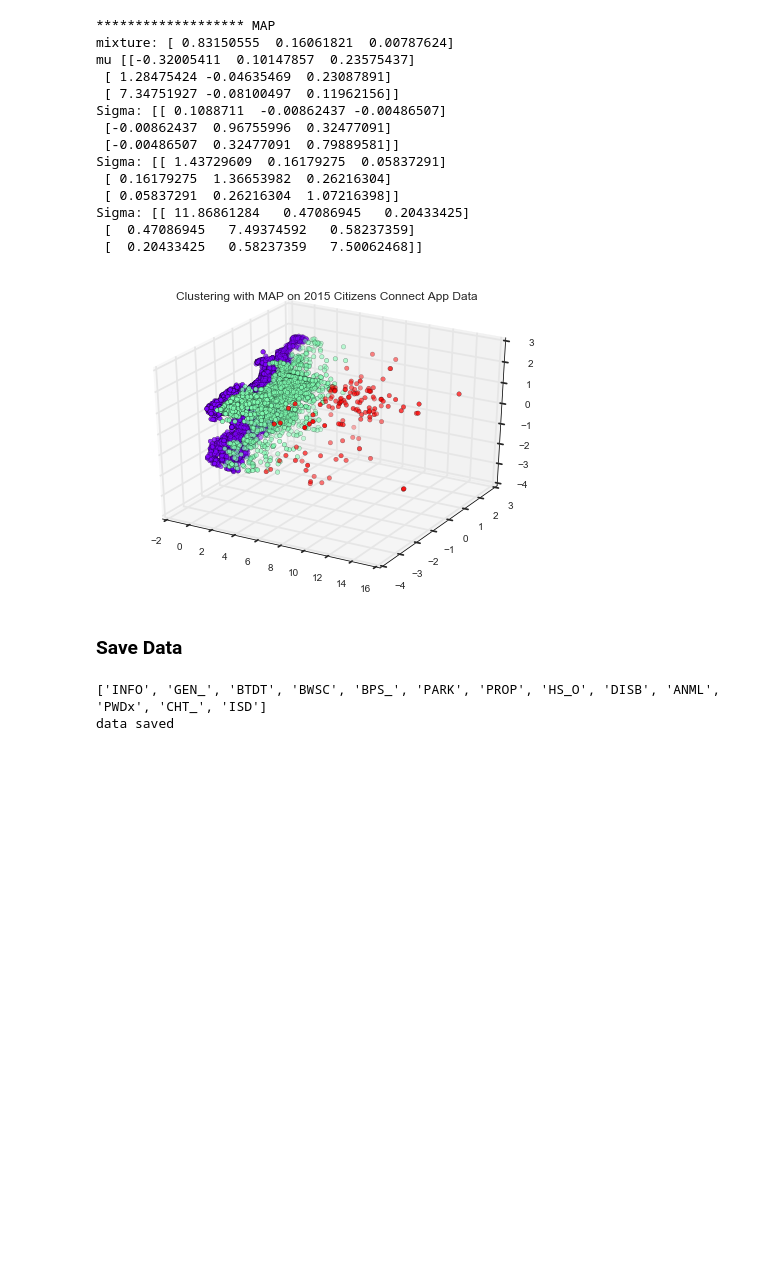
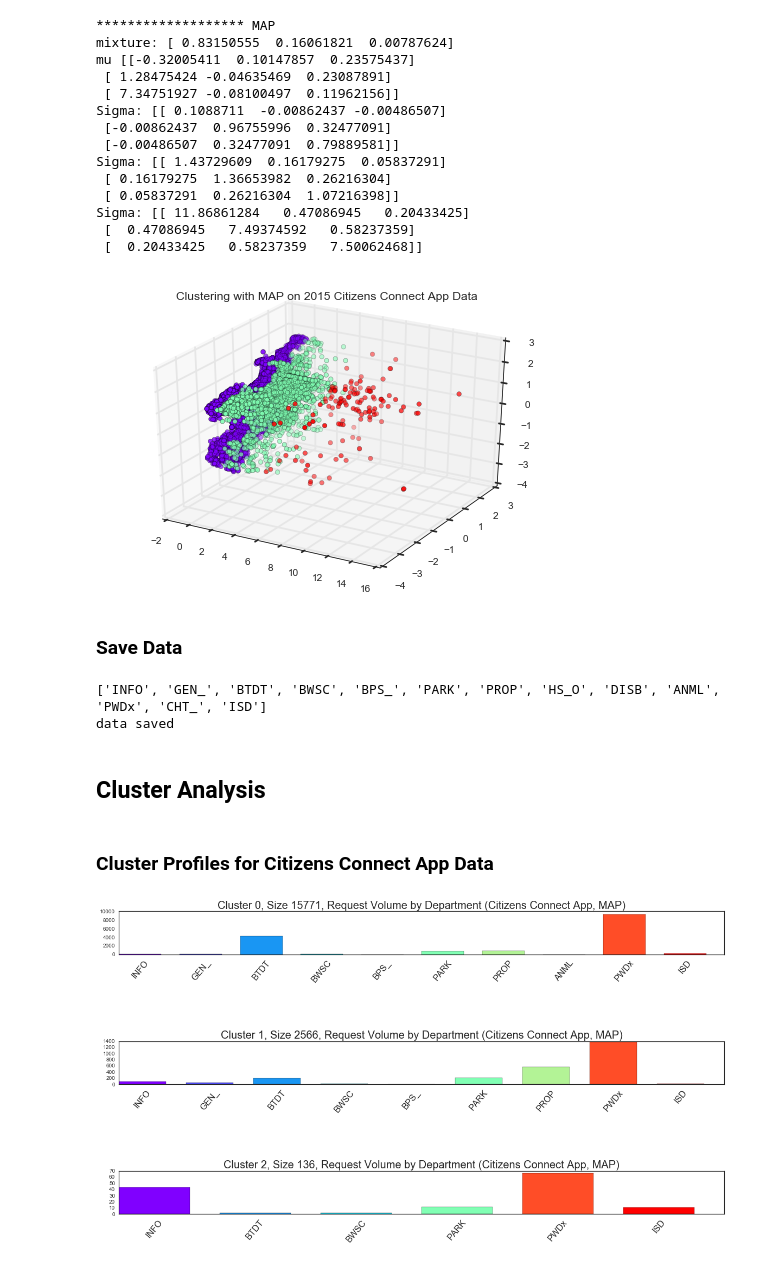
Before and after one commit to onefishy/Boston311, a Jupyter notebook: Code/EM for MLE and MAP.ipynb, the cells around one changed output. Cells and saved outputs as stored; diff of their text form; code cells hidden in the pictures; blank space fills up the shorter version.

Commit message:
component membership profiles

```diff
--- a/Code/EM for MLE and MAP.ipynb
+++ b/Code/EM for MLE and MAP.ipynb
@@ -152,10 +152,12 @@ def real_data(begin_date, end_date, source, landmark_date, reason=None, dept=Non
     elapsed_time = elapsed_time.astype('timedelta64[m]').astype('float64')
 
 
-    # Data is a (N x 3) matrix with features: response time, longitude, latitude
+
+    # Data is a (N x 3) matrix with features: response time, longitude, latitude, case ID
     data = np.hstack((elapsed_time.reshape((len(in_range), 1)),
                       in_range['LONGITUDE'].values.reshape((len(in_range), 1)),
-                      in_range['LATITUDE'].values.reshape((len(in_range), 1))))
+                      in_range['LATITUDE'].values.reshape((len(in_range), 1)),
+                      in_range['CASE_ENQUIRY_ID'].values.reshape((len(in_range), 1))))
     return data
 
 ########################################
@@ -584,13 +586,14 @@ model_comparison(6, data, 500, 3, data.shape[0])
 #####     Standardizing Data       #####
 ########################################
 ########################################
-
+D = 3
 call_data = real_data('January 01, 2015 12:00AM', 'January 01, 2016 12:00AM',
                  'Constituent Call', 'OPEN_DT', random=True)[::5, :]
 app_data = real_data('January 01, 2015 12:00AM', 'January 01, 2016 12:00AM',
                  'Citizens Connect App', 'OPEN_DT', random=True)[::2, :]
 
-data = np.vstack((call_data, app_data))
+
+data = np.vstack((call_data[:, :-1], app_data[:, :-1]))
 mean = data.mean(axis=0)
 std = data.std(axis=0)
 print 'mean', mean
@@ -805,7 +808,7 @@ Sigma: [[ 10.56069314   0.4418922    0.16616875]
 #####      Run on app data         #####
 ########################################
 ########################################
-data = app_data
+data = app_data[:, :-1]
 print data.shape
 
 fig = plt.figure()
@@ -1015,3 +1017,5 @@ print 'data saved'
 # %% [output]
 ['INFO', 'GEN_', 'BTDT', 'BWSC', 'BPS_', 'PARK', 'PROP', 'HS_O', 'DISB', 'ANML', 'PWDx', 'CHT_', 'ISD']
 data saved
+# %% [markdown]
+## Cluster Analysis
@@ -1017,0 +1064,22 @@ data saved
+# %% [markdown]
+### Cluster Profiles for Citizens Connect App Data
+# %%
+#---------------- Plot Cluster Membership Histogram: By Department ----------------#
+
+fig = plt.figure(figsize=(20, 10))
+fig.subplots_adjust(hspace=2)
+ax1 = fig.add_subplot(3,1,1)
+ids = loadmat('2015_data_app_MAP_ids.mat')['0'].tolist()
+ids = ids[0]
+filter_by_id(ids, 0, 'Citizens Connect App', 'Department', len(ids), ax1, 16)
+ax2 = fig.add_subplot(3,1,2)
+ids = loadmat('2015_data_app_MAP_ids.mat')['1'].tolist()
+ids = ids[0]
+filter_by_id(ids, 1, 'Citizens Connect App', 'Department', len(ids), ax2, 16)
+ax3 = fig.add_subplot(3,1,3)
+ids = loadmat('2015_data_app_MAP_ids.mat')['2'].tolist()
+ids = ids[0]
+
+filter_by_id(ids, 2, 'Citizens Connect App', 'Department', len(ids), ax3, 16)
+# %% [output]
+[figure, added]
```
Also changed, not shown: parts of 8 cells of this notebook.
